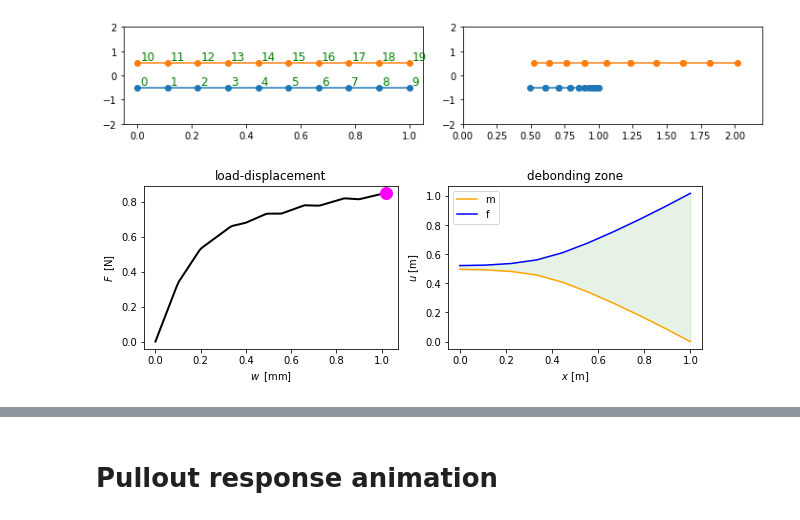
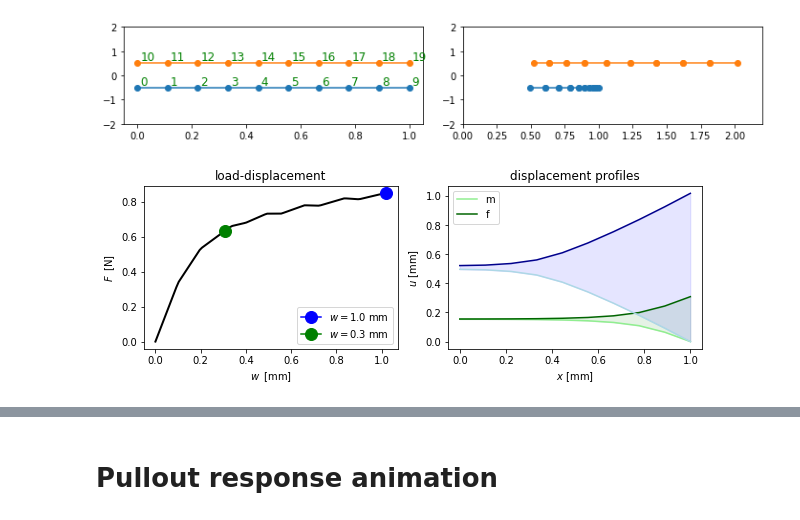
Before and after one commit to bmcs-group/bmcs_apps, a Jupyter notebook: notebooks/pullout1d.ipynb, the cells around one changed output, grey strips where cells are left out. Saved outputs shown, nothing was run; the diff lists cells and outputs as text; code cells hidden in the pictures.

```diff
--- a/notebooks/pullout1d.ipynb
+++ b/notebooks/pullout1d.ipynb
@@ -910,8 +913,8 @@ Array based evaluation of the bond stress and stiffness directly in terms of the
 \tau_{mE} &= \tau( \zeta_C N_{mi} u_{mECi} )
 \end{align}
 # %%
-get_tau_Em = lambda u_ECi, xi_m: tau_s_( get_s_Em(u_ECi, xi_m) )
-get_d_tau_Em = lambda u_ECi, xi_m: d_tau_s_( get_s_Em(u_ECi, xi_m) )
+get_tau_mE = lambda u_ECi, xi_m: tau_s_( get_s_mE(u_ECi, xi_m) )
+get_d_tau_mE = lambda u_ECi, xi_m: d_tau_s_( get_s_mE(u_ECi, xi_m) )
 # %% [markdown]
 With these functions, the material model is prepared to be plugged into the nonlinear time stepping loop. Note that the defined bond law does not distinguish the loading and unloading, as it is necessary to introduce a correct treatment of damage and plastic behavior driving the material nonlinearity. Thus, it can only be used for cases with monotonically increasing slip in every material point of the studied specimen. Still, for the explanatory purposes in focus here, such a definintion is completely sufficient and lets us even obtain some insight into the nonlinear behavior of a pullout specimen depending on the type of the bond-slip law.
 Moreover, an extension of a material model to the more complex phenomenology does not affect the implementation of the nonlinear time stepping scheme.
@@ -950,10 +953,10 @@ def get_UF_t(w, x_Eia, O_ECi, n_t = 100):
     # Record solutions
     U_t_list, F_t_list = [], []
     # Precalculated integration operators
-    B1_EmCia = get_B1_EmCia(x_Eia, xi_m, w_m)
-    B0_EmCi = get_B0_EmCi(x_Eia,xi_m, w_m)
-    Q1_EmCiaDjb = get_Q1_EmCiaDjb(x_Eia, xi_m, w_m)
-    Q0_EmCiDj = get_Q0_EmCiDj(x_Eia, xi_m, w_m)
+    B1_mECia = get_B1_mECia(x_Eia, xi_m, w_m)
+    B0_mECi = get_B0_mECi(x_Eia, xi_m, w_m)
+    Q1_mECiaDjb = get_Q1_mECiaDjb(x_Eia, xi_m, w_m)
+    Q0_mECiDj = get_Q0_mECiDj(x_Eia, xi_m, w_m)
 
     # Load increment loop
     while t_n1 < t_max:
@@ -971,18 +974,18 @@ def get_UF_t(w, x_Eia, O_ECi, n_t = 100):
             u_ECi = U_k_O[O_ECi]
 
             # Corrector: internal forces (stresses and shear flow)
-            sig_ECm = get_sig_ECm(u_ECi, x_Eia, xi_m)
-            tau_Em = get_tau_Em(u_ECi, xi_m)
+            sig_mEC = get_sig_mEC(u_ECi, x_Eia, xi_m)
+            tau_mE = get_tau_mE(u_ECi, xi_m)
             # Residuum
-            F_Eo = get_F_Eo(B1_EmCia, B0_EmCi, sig_ECm, tau_Em)
+            F_Eo = get_F_Eo(B1_mECia, B0_mECi, sig_mEC, tau_mE)
             F_O = np.bincount(O_Ei.flatten(), weights=F_Eo.flatten())
             R_O = F_ext - F_O
 
             # Predictor: algorithmic system matrix
-            d_sig_ECm = get_d_sig_ECm(u_ECi, x_Eia, xi_m)
-            d_tau_Em = get_d_tau_Em(u_ECi, xi_m)
+            d_sig_mEC = get_d_sig_mEC(u_ECi, x_Eia, xi_m)
+            d_tau_mE = get_d_tau_mE(u_ECi, xi_m)
             # System matrix
-            K_Eop = get_K_Eop(Q1_EmCiaDjb, Q0_EmCiDj, d_sig_ECm, d_tau_Em)
+            K_Eop = get_K_Eop(Q1_mECiaDjb, Q0_mECiDj, d_sig_mEC, d_tau_mE)
             K_OP.reset_mtx()
             K_OP.add_mtx_array(K_Eop, O_Ei)
             # Modify/add equations with kinematic constraints
@@ -1048,7 +1031,8 @@ array([[[ 0,  1],
 # %%
-U_10 = U_t[-1,-1]
-F_10 = F_t[-1,-1]
-u1_ECi = U_t[-1][O1_ECi]
+U_03, U_10 = U_t[(30,-1),-1]
+F_03, F_10 = F_t[(30,-1),-1]
+u03_ECi = U_t[30][O1_ECi]
+u10_ECi = U_t[-1][O1_ECi]
 # %% [markdown]
 **Plot displacements in final step:**
 # %%
@@ -1064,9 +1046,14 @@ f_discr.savefig("fig_example_discretization.pdf")
 # %%
 f_UF, (ax1, ax2) = plt.subplots(1,2, figsize=(10,3))
 ax1.plot(U_t[:,-1], F_t[:,-1], color='black', lw=2);
-ax1.plot(U_10, F_10, color='magenta', marker='o', markersize=12);
+ax1.plot(U_10, F_10, color='blue', marker='o', markersize=12,
+         label=r'$w = 1.0\;\mathrm{mm}$');
+ax1.plot(U_03, F_03, color='green', marker='o', markersize=12,
+         label=r'$w = 0.3\;\mathrm{mm}$');
 ax1.set_xlabel(r'$w\;\;\mathrm{[mm]}$'); ax1.set_ylabel(r'$F\;\;\mathrm{[N]}$');
-plot_u_ECm(ax2, u1_ECi, x1_Eia)
-ax1.set_title('load-displacement'); ax2.set_title('debonding zone');
+ax1.legend()
+plot_u_ECi(ax2, u03_ECi, x1_Eia, color0='lightgreen', color1='darkgreen', color12='green', label='xxx')
+plot_u_ECi(ax2, u10_ECi, x1_Eia, color0='lightblue', color1='darkblue', color12='blue')
+ax1.set_title('load-displacement'); ax2.set_title('displacement profiles');
 # %% [output]
-[figure, old version]
+[figure, new version]
```
Also changed, not shown: parts of 44 cells of this notebook, 9 other files.
